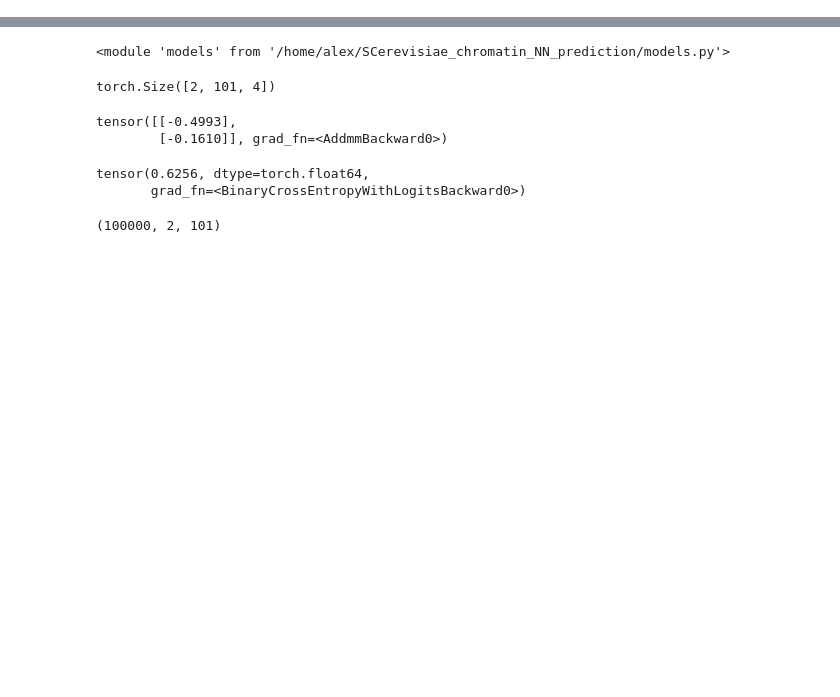
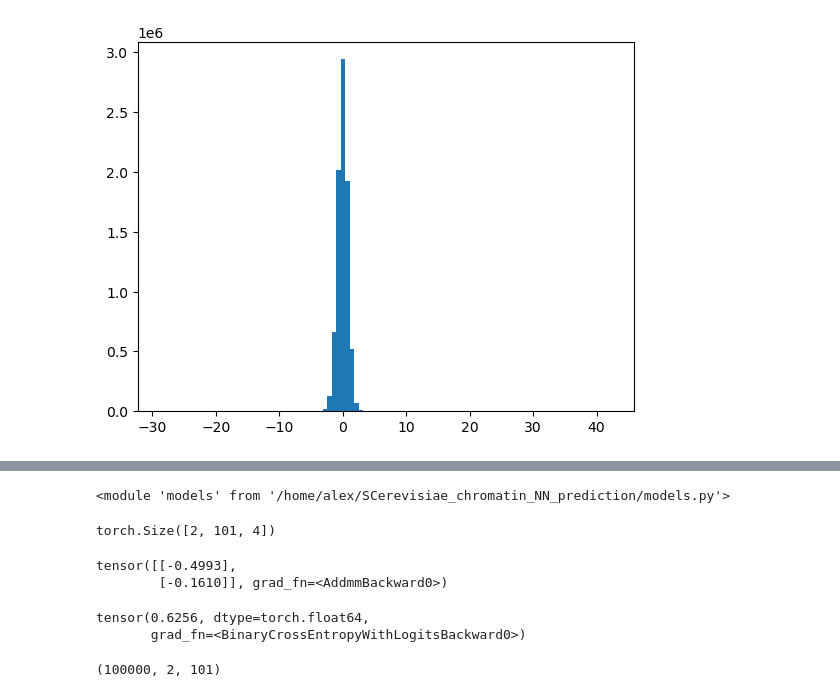
Before and after one commit to Alexwestbrook/SCerevisiae_chromatin_NN_prediction, a Jupyter notebook: ChIP_model_train.ipynb, the cells around one changed output, grey strips where cells are left out. Drawn from its saved outputs; the diff is of its cells as text; code cells hidden in the pictures; blank space fills up the shorter version.

```diff
--- a/ChIP_model_train.ipynb
+++ b/ChIP_model_train.ipynb
@@ -10,0 +129,5 @@ from Bio import SeqIO
+# %%
+plt.hist(logits, bins=100)
+plt.show()
+# %% [output]
+[figure, added]
```
Also changed, not shown: parts of 18 cells of this notebook, 1 other file.
